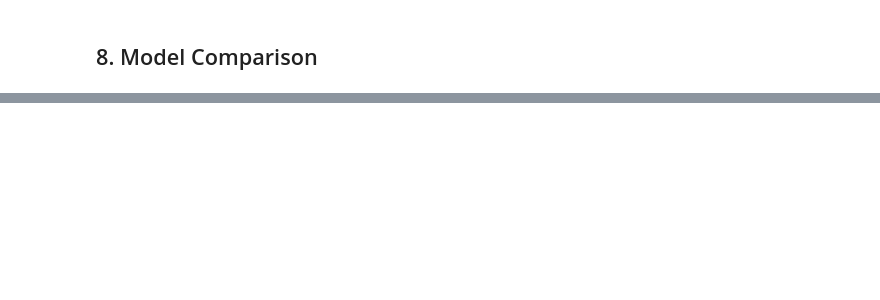
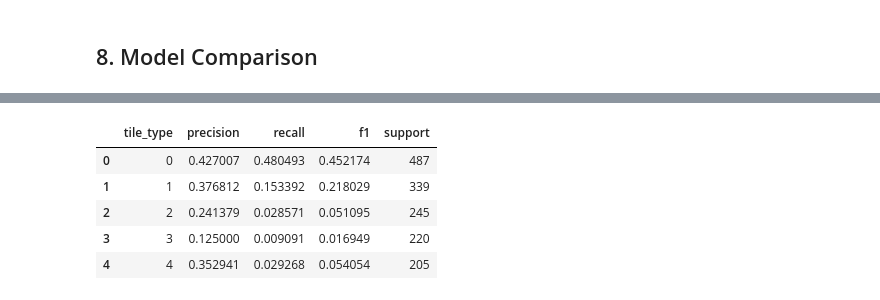
Before and after one commit to Calvinzheng123/ITCS-3156-Mahjong-Final-Project, a Jupyter notebook: MahjongML.ipynb, the cells around one changed output, grey strips where cells are left out. Saved outputs shown, nothing was run; the diff lists cells and outputs as text; code cells hidden in the pictures; blank space fills up the shorter version.

```diff
--- a/MahjongML.ipynb
+++ b/MahjongML.ipynb
@@ -360,0 +418,23 @@ results_df
+# %%
+from sklearn.metrics import precision_recall_fscore_support
+
+prec, rec, f1, support = precision_recall_fscore_support(
+    y_test, y_pred_rf, labels=np.arange(34), zero_division=0
+)
+
+f1_df = pd.DataFrame({
+    "tile_type": np.arange(34),
+    "precision": prec,
+    "recall": rec,
+    "f1": f1,
+    "support": support,
+})
+
+f1_df.head()
+# %% [output]
+|  | tile_type | precision | recall | f1 | support |
+| 0 | 0 | 0.427007 | 0.480493 | 0.452174 | 487 |
+| 1 | 1 | 0.376812 | 0.153392 | 0.218029 | 339 |
+| 2 | 2 | 0.241379 | 0.028571 | 0.051095 | 245 |
+| 3 | 3 | 0.125000 | 0.009091 | 0.016949 | 220 |
+| 4 | 4 | 0.352941 | 0.029268 | 0.054054 | 205 |
```
Also changed, not shown: parts of 10 cells of this notebook.
